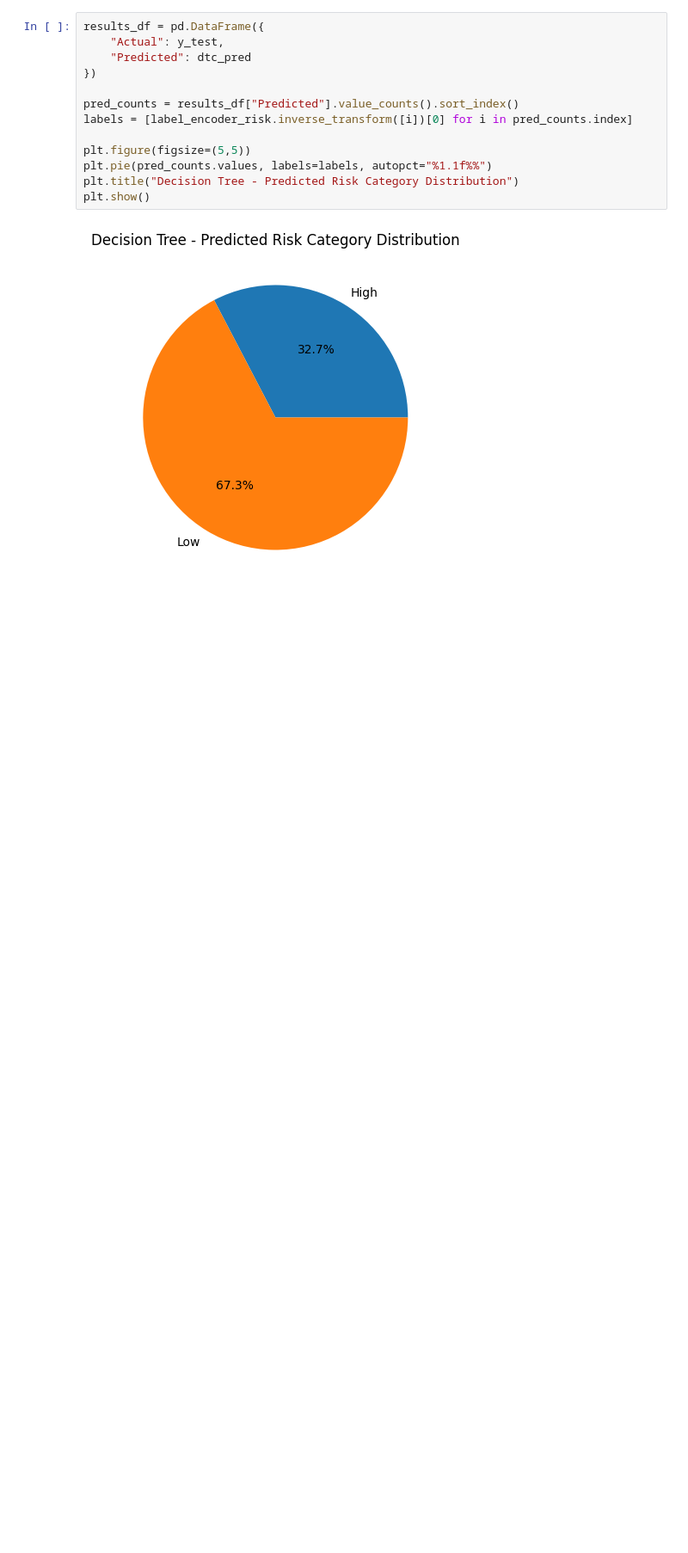
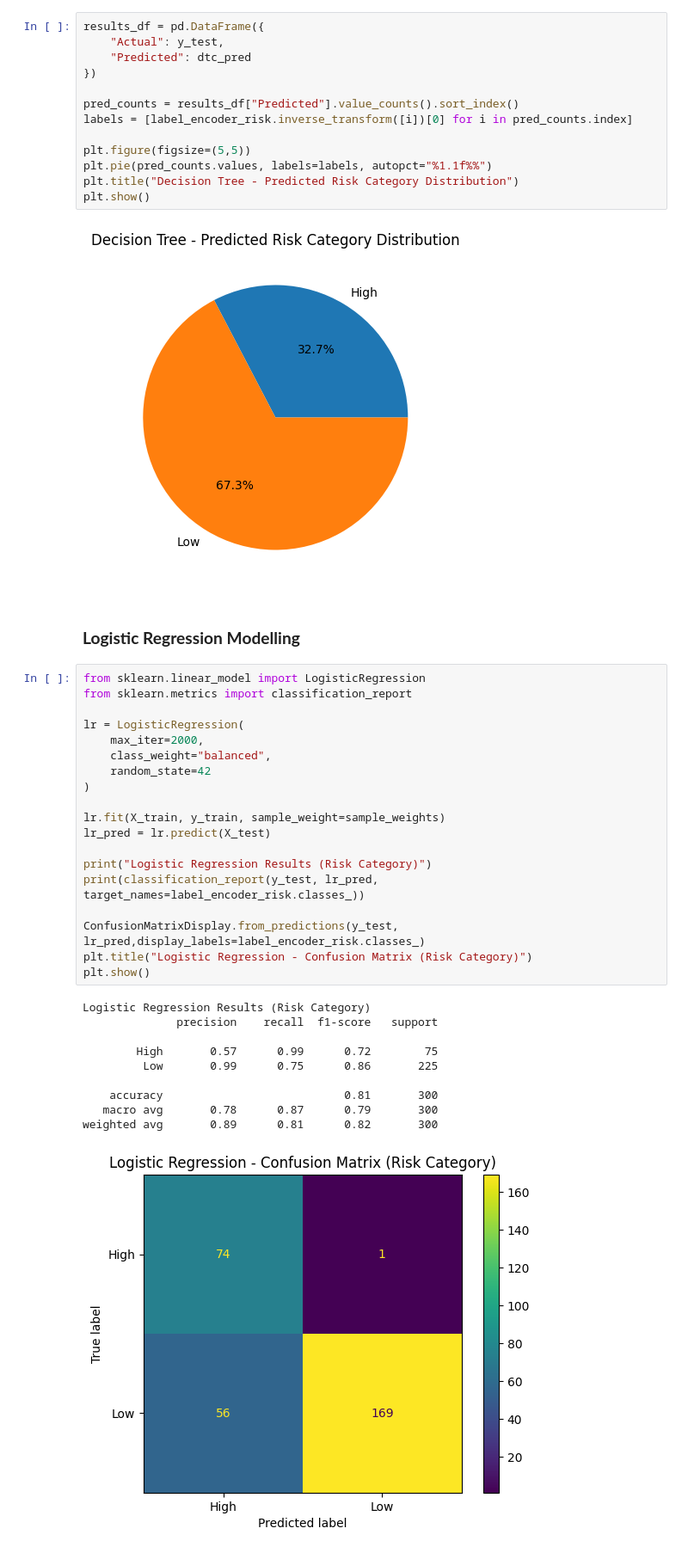
Before and after one commit to linlin0708/Data-Mining-Group-Project, a Jupyter notebook: DataMiningGP.ipynb, the cells around one changed output. Shown at 86% size. Drawn from its saved outputs; the diff is of its cells as text; blank space fills up the shorter version.

Commit message:
Add risk category Logistic Regression model + evaluation

```diff
--- a/DataMiningGP.ipynb
+++ b/DataMiningGP.ipynb
@@ -598,3 +600,35 @@ plt.title("Decision Tree - Predicted Risk Category Distribution")
 plt.show()
 # %% [output]
 [figure]
+# %% [markdown]
+### **Logistic Regression Modelling**
+# %%
+from sklearn.linear_model import LogisticRegression
+from sklearn.metrics import classification_report
+
+lr = LogisticRegression(
+    max_iter=2000,
+    class_weight="balanced",
+    random_state=42
+)
+
+lr.fit(X_train, y_train, sample_weight=sample_weights)
+lr_pred = lr.predict(X_test)
+
+print("Logistic Regression Results (Risk Category)")
+print(classification_report(y_test, lr_pred, target_names=label_encoder_risk.classes_))
+
+ConfusionMatrixDisplay.from_predictions(y_test, lr_pred,display_labels=label_encoder_risk.classes_)
+plt.title("Logistic Regression - Confusion Matrix (Risk Category)")
+plt.show()
+# %% [output]
+Logistic Regression Results (Risk Category)
+              precision    recall  f1-score   support
+
+        High       0.57      0.99      0.72        75
+         Low       0.99      0.75      0.86       225
+
+    accuracy                           0.81       300
+   macro avg       0.78      0.87      0.79       300
+weighted avg       0.89      0.81      0.82       300
+[figure, added]
```
Also changed, not shown: parts of 4 cells of this notebook.
